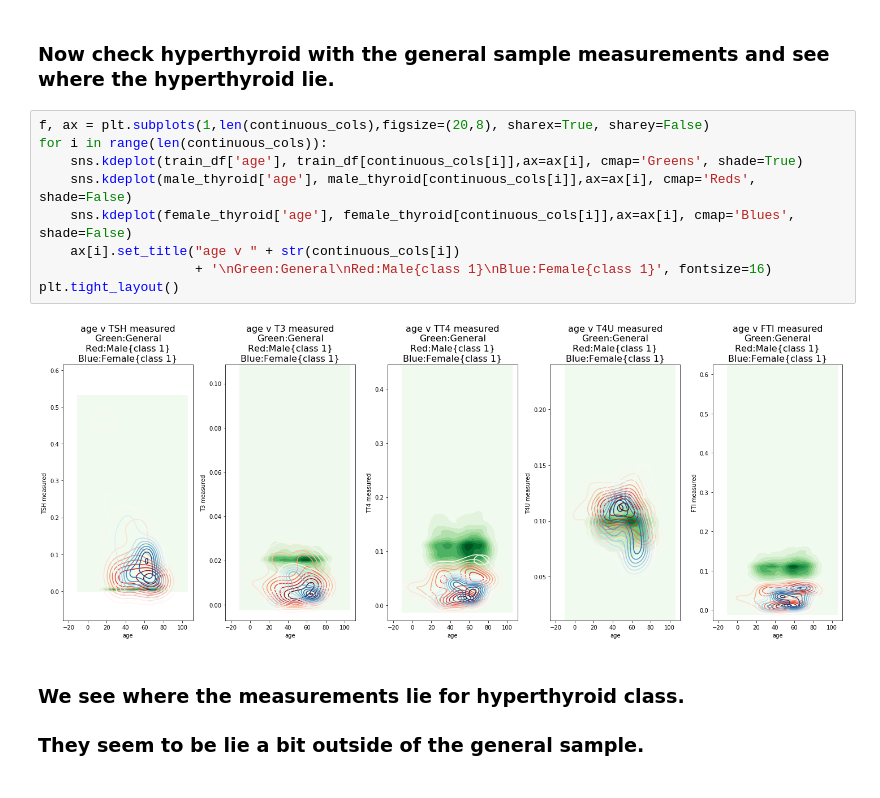
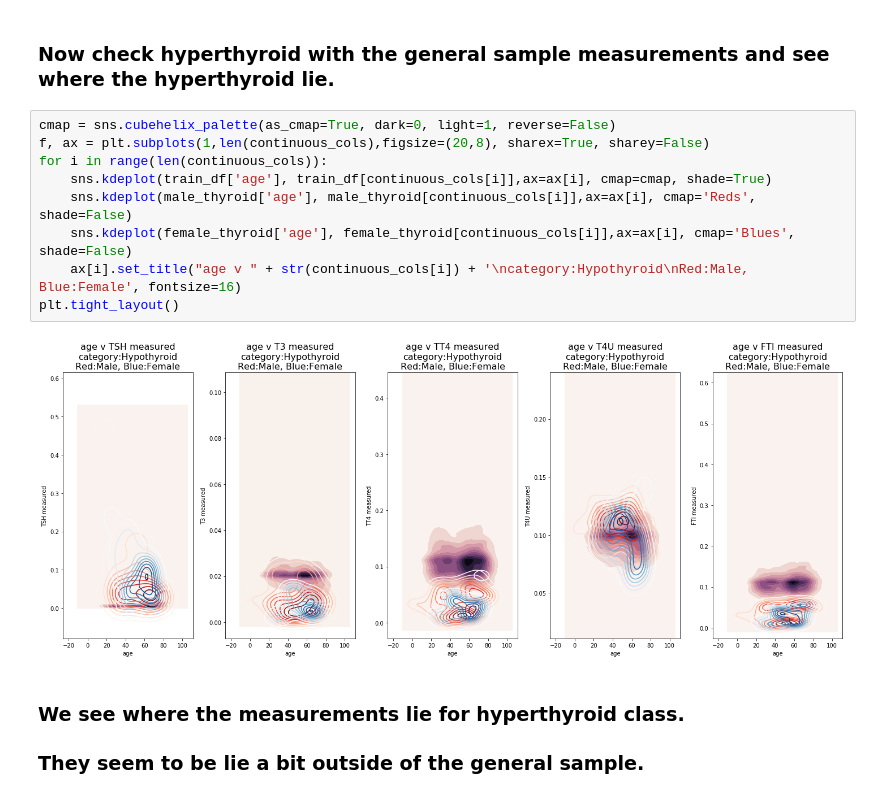
Before and after one commit to rahul7a/thyroid-classification, a Jupyter notebook: StoryTelling/Story_telling_ANN.ipynb, the cells around one changed output. Drawn from its saved outputs; the diff is of its cells as text.

```diff
--- a/StoryTelling/Story_telling_ANN.ipynb
+++ b/StoryTelling/Story_telling_ANN.ipynb
@@ -191,16 +191,16 @@ plt.tight_layout()
 # %% [markdown]
 ### Now check hyperthyroid with the general sample measurements and see where the hyperthyroid lie.
 # %%
+cmap = sns.cubehelix_palette(as_cmap=True, dark=0, light=1, reverse=False)
 f, ax = plt.subplots(1,len(continuous_cols),figsize=(20,8), sharex=True, sharey=False)
 for i in range(len(continuous_cols)):
-    sns.kdeplot(train_df['age'], train_df[continuous_cols[i]],ax=ax[i], cmap='Greens', shade=True)
+    sns.kdeplot(train_df['age'], train_df[continuous_cols[i]],ax=ax[i], cmap=cmap, shade=True)
     sns.kdeplot(male_thyroid['age'], male_thyroid[continuous_cols[i]],ax=ax[i], cmap='Reds', shade=False)
     sns.kdeplot(female_thyroid['age'], female_thyroid[continuous_cols[i]],ax=ax[i], cmap='Blues', shade=False)
-    ax[i].set_title("age v " + str(continuous_cols[i])
-                    + '\nGreen:General\nRed:Male{class 1}\nBlue:Female{class 1}', fontsize=16)
+    ax[i].set_title("age v " + str(continuous_cols[i]) + '\ncategory:Hypothyroid\nRed:Male, Blue:Female', fontsize=16)
 plt.tight_layout()
 # %% [output]
-[figure, old version]
+[figure, new version]
 # %% [markdown]
 ### We see where the measurements lie for hyperthyroid class.
 ### They seem to be lie a bit outside of the general sample.
```
Also changed, not shown: parts of 2 cells of this notebook, 4 other files.
